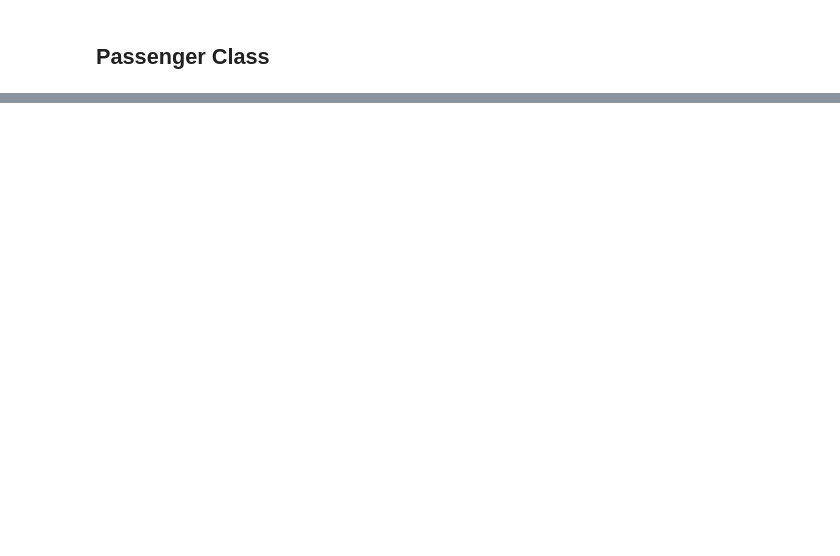
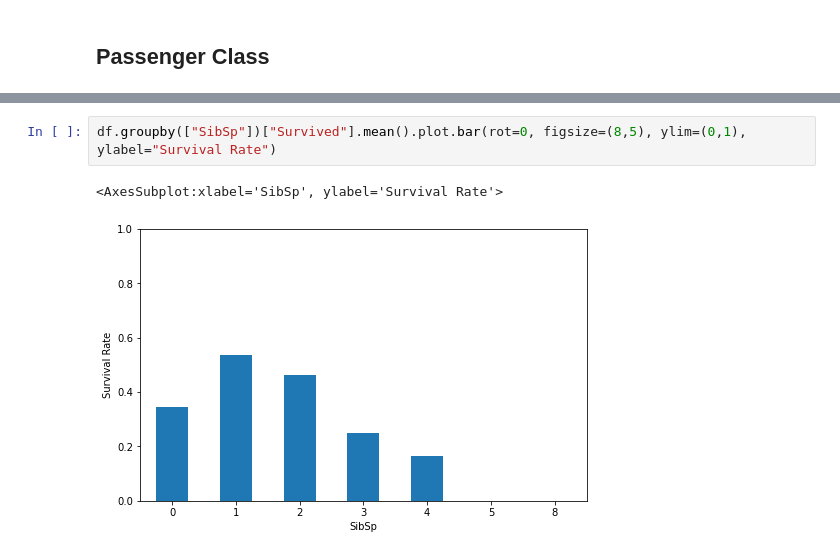
Before and after one commit to tintindas/titanic-kaggle, a Jupyter notebook: eda.ipynb, the cells around one changed output, grey strips where cells are left out. Cells and saved outputs as stored; diff of their text form; blank space fills up the shorter version.

```diff
--- a/eda.ipynb
+++ b/eda.ipynb
@@ -68,0 +273,5 @@ pclass_df
+# %%
+df.groupby(["SibSp"])["Survived"].mean().plot.bar(rot=0, figsize=(8,5), ylim=(0,1), ylabel="Survival Rate")
+# %% [output]
+<AxesSubplot:xlabel='SibSp', ylabel='Survival Rate'>
+[figure, added]
```
Also changed, not shown: parts of 38 cells of this notebook.
